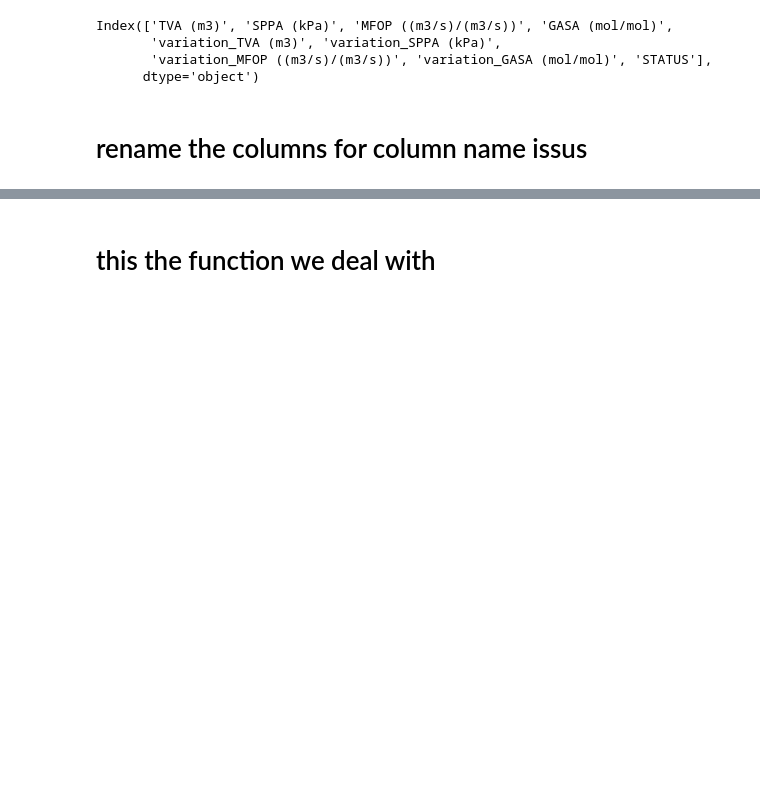
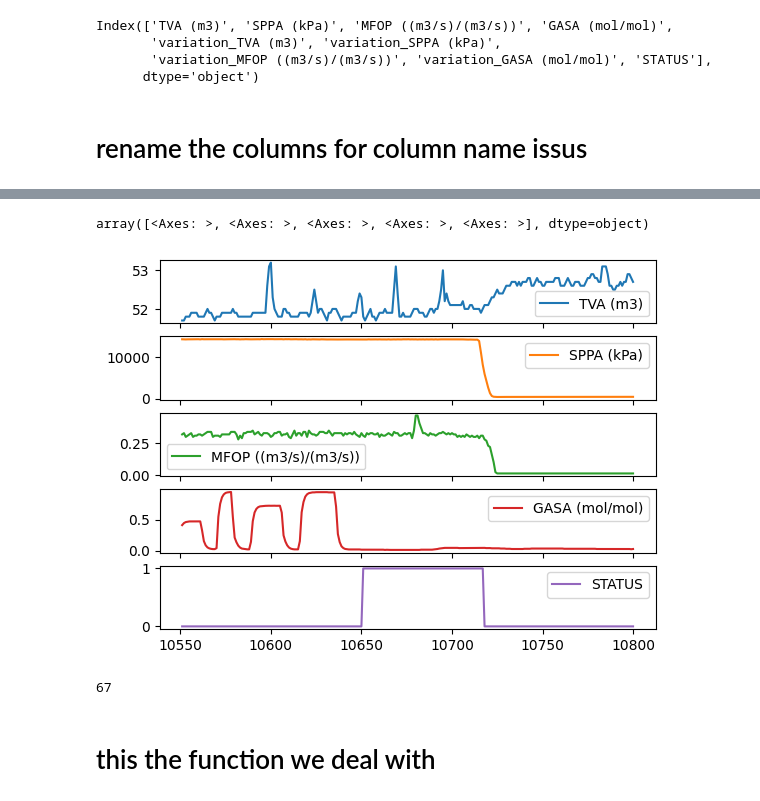
Before and after one commit to ABDESSAMED-tech/kick_detection, a Jupyter notebook: algorithme aproch/ALgorithme.ipynb, the cells around one changed output, grey strips where cells are left out. Drawn from its saved outputs; the diff is of its cells as text; code cells hidden in the pictures; blank space fills up the shorter version.

```diff
--- a/algorithme aproch/ALgorithme.ipynb
+++ b/algorithme aproch/ALgorithme.ipynb
@@ -100,3 +87,13 @@ data['TVA (m3)'][14000:14500].plot()
+# %%
+data[cols0][10550:10800].plot(subplots=True
+                )
+# %% [output]
+array([<Axes: >, <Axes: >, <Axes: >, <Axes: >, <Axes: >], dtype=object)
+[figure, added]
+# %%
+len(data[data['STATUS']==1].index)
+# %% [output]
+67
 # %% [markdown]
 # this the function we deal with
 # %%
```
Also changed, not shown: parts of 27 cells of this notebook, 10 other files.
